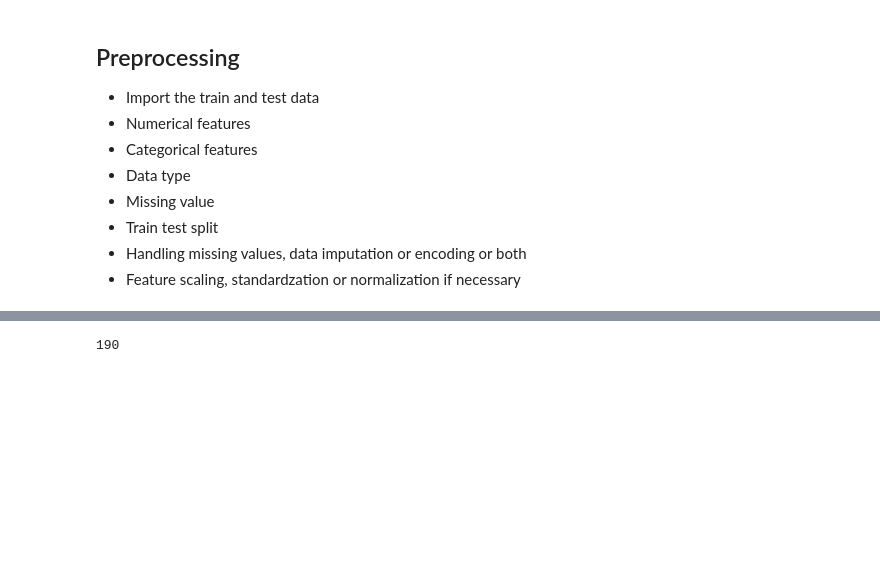
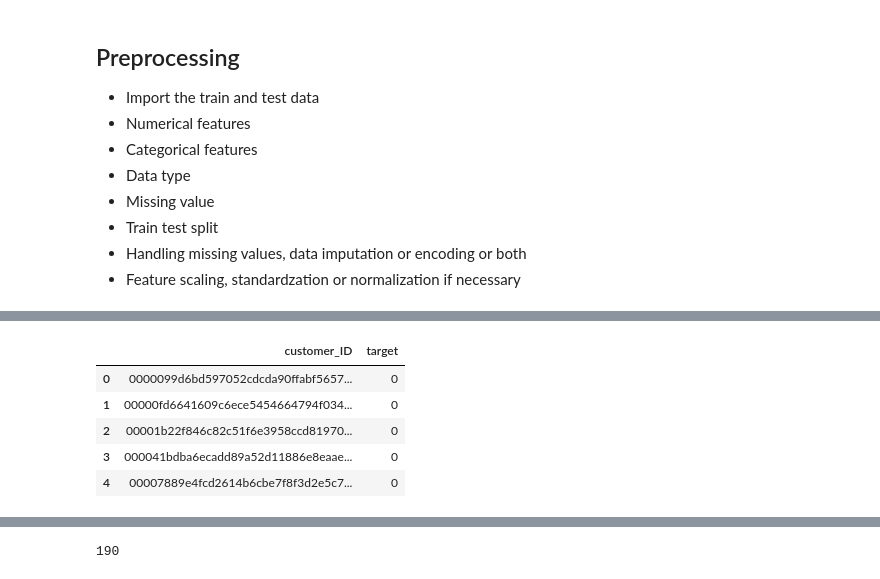
Before and after one commit to allifizzuddin89/AMEX_2022, a Jupyter notebook: main.ipynb, the cells around one changed output, grey strips where cells are left out. Saved outputs shown, nothing was run; the diff lists cells and outputs as text; code cells hidden in the pictures; blank space fills up the shorter version.

```diff
--- a/main.ipynb
+++ b/main.ipynb
@@ -86,3 +93,23 @@ client
 train_data = '/mnt/b7b917e1-da96-4995-b7db-c30035d41dbe/Machine Learning Project/AMEX_2022/df_parquet_train'
 # %%
 test_data = '/mnt/b7b917e1-da96-4995-b7db-c30035d41dbe/Machine Learning Project/AMEX_2022/df_parquet_test'
+# %%
+target_data = '/mnt/b7b917e1-da96-4995-b7db-c30035d41dbe/Machine Learning Project/AMEX_2022/amex-default-prediction/train_labels.csv'
+# %%
+# target data, y
+# in this case, assume train labels share similar index and customer id arrangement
+# else, have to merge, common column is customer_ID
+# then separate target with training data
+# convert dataframe into series to feed the target data into the prediction model
+
+# y = dd.read_csv(target_data)
+y = dask_cudf.read_csv(target_data)
+# %%
+y.head()
+# %% [output]
+|  | customer_ID | target |
+| 0 | 0000099d6bd597052cdcda90ffabf5657... | 0 |
+| 1 | 00000fd6641609c6ece5454664794f034... | 0 |
+| 2 | 00001b22f846c82c51f6e3958ccd81970... | 0 |
+| 3 | 000041bdba6ecadd89a52d11886e8eaae... | 0 |
+| 4 | 00007889e4fcd2614b6cbe7f8f3d2e5c7... | 0 |
```
Also changed, not shown: parts of 30 cells of this notebook, 5 other files.
